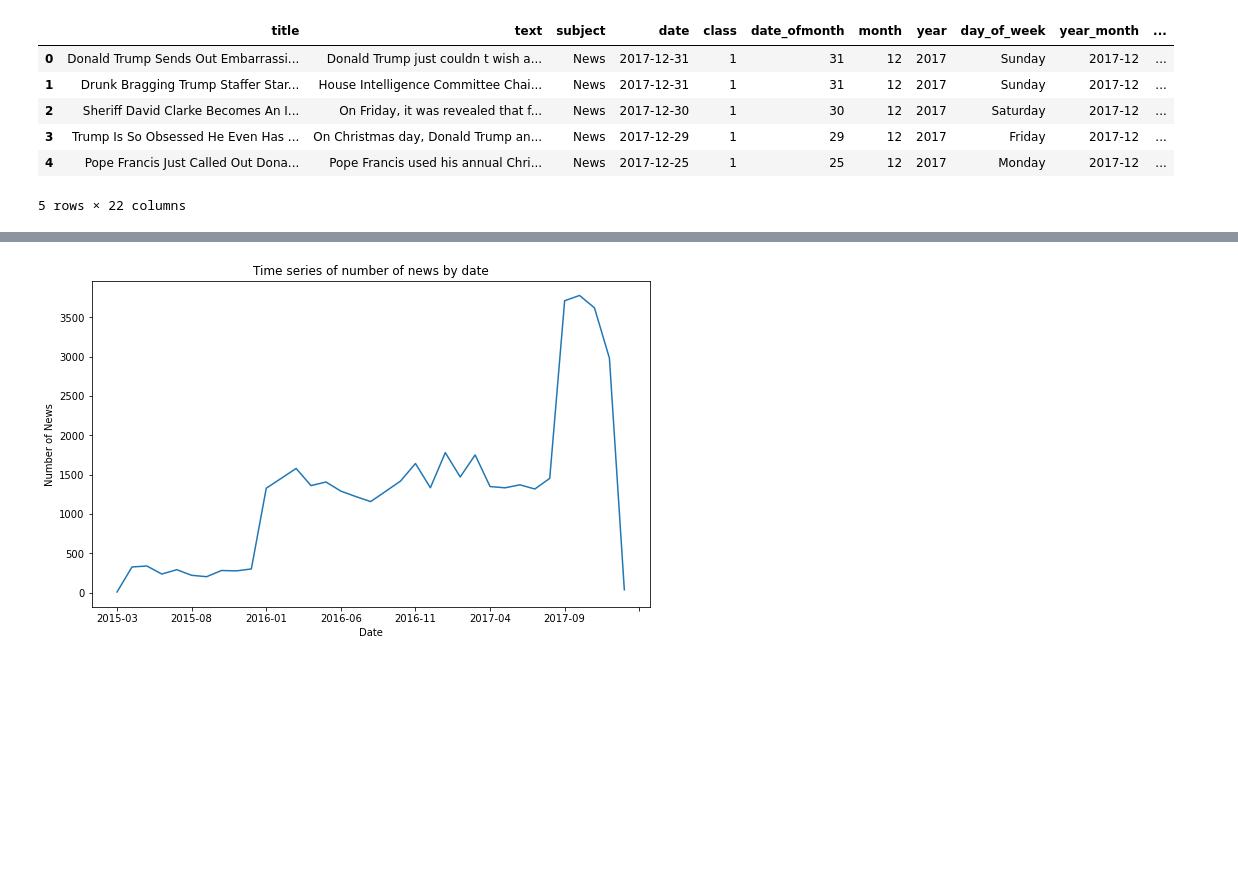
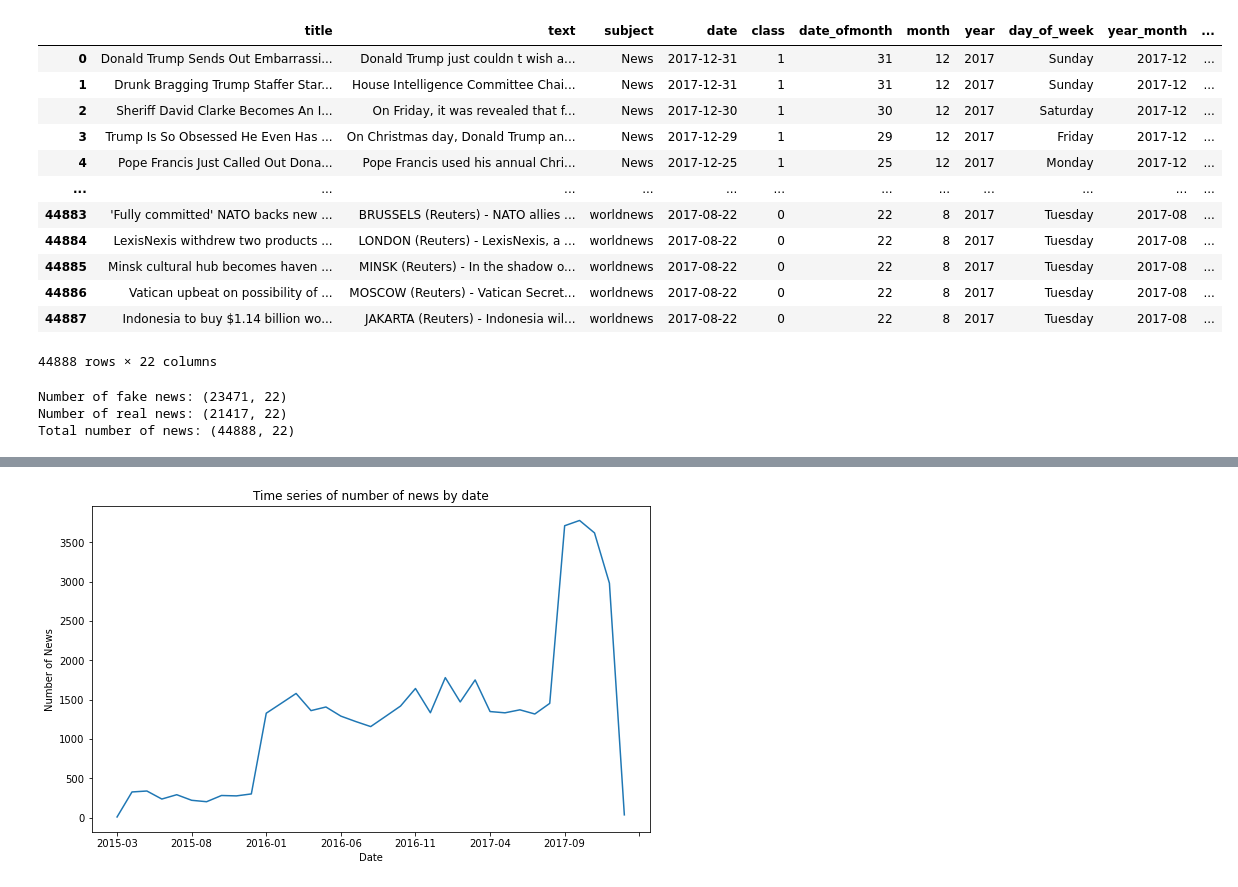
Before and after one commit to brandonyhr98/BT4222-Group-Project, a Jupyter notebook: EDA.ipynb, the cells around one changed output, grey strips where cells are left out. Saved outputs shown, nothing was run; the diff lists cells and outputs as text; code cells hidden in the pictures; blank space fills up the shorter version.

```diff
--- a/EDA.ipynb
+++ b/EDA.ipynb
@@ -1,15 +1,24 @@
 # %%
 import pandas as pd
 import numpy as np
 import seaborn as sns
+import matplotlib.pyplot as plt
+
+
 data = pd.read_csv("processed_data.csv")
 
-data.head()
+data
 # %% [output]
 |  | title | text | subject | date | class | date_ofmonth | month | year | day_of_week | year_month | ... |
 | 0 | Donald Trump Sends Out Embarrassi... | Donald Trump just couldn t wish a... | News | 2017-12-31 | 1 | 31 | 12 | 2017 | Sunday | 2017-12 | ... |
 | 1 | Drunk Bragging Trump Staffer Star... | House Intelligence Committee Chai... | News | 2017-12-31 | 1 | 31 | 12 | 2017 | Sunday | 2017-12 | ... |
 | 2 | Sheriff David Clarke Becomes An I... | On Friday, it was revealed that f... | News | 2017-12-30 | 1 | 30 | 12 | 2017 | Saturday | 2017-12 | ... |
 | 3 | Trump Is So Obsessed He Even Has ... | On Christmas day, Donald Trump an... | News | 2017-12-29 | 1 | 29 | 12 | 2017 | Friday | 2017-12 | ... |
 | 4 | Pope Francis Just Called Out Dona... | Pope Francis used his annual Chri... | News | 2017-12-25 | 1 | 25 | 12 | 2017 | Monday | 2017-12 | ... |
+| ... | ... | ... | ... | ... | ... | ... | ... | ... | ... | ... | ... |
+| 44883 | 'Fully committed' NATO backs new ... | BRUSSELS (Reuters) - NATO allies ... | worldnews | 2017-08-22 | 0 | 22 | 8 | 2017 | Tuesday | 2017-08 | ... |
+| 44884 | LexisNexis withdrew two products ... | LONDON (Reuters) - LexisNexis, a ... | worldnews | 2017-08-22 | 0 | 22 | 8 | 2017 | Tuesday | 2017-08 | ... |
+| 44885 | Minsk cultural hub becomes haven ... | MINSK (Reuters) - In the shadow o... | worldnews | 2017-08-22 | 0 | 22 | 8 | 2017 | Tuesday | 2017-08 | ... |
+| 44886 | Vatican upbeat on possibility of ... | MOSCOW (Reuters) - Vatican Secret... | worldnews | 2017-08-22 | 0 | 22 | 8 | 2017 | Tuesday | 2017-08 | ... |
+| 44887 | Indonesia to buy $1.14 billion wo... | JAKARTA (Reuters) - Indonesia wil... | worldnews | 2017-08-22 | 0 | 22 | 8 | 2017 | Tuesday | 2017-08 | ... |
-5 rows × 22 columns
+44888 rows × 22 columns
@@ -15,0 +28,8 @@ data.head()
+# %%
+print('Number of fake news:', fake.shape)
+print('Number of real news:', real.shape)
+print('Total number of news:', data.shape)
+# %% [output]
+Number of fake news: (23471, 22)
+Number of real news: (21417, 22)
+Total number of news: (44888, 22)
```
Also changed, not shown: parts of 3 cells of this notebook, 2 other files.
